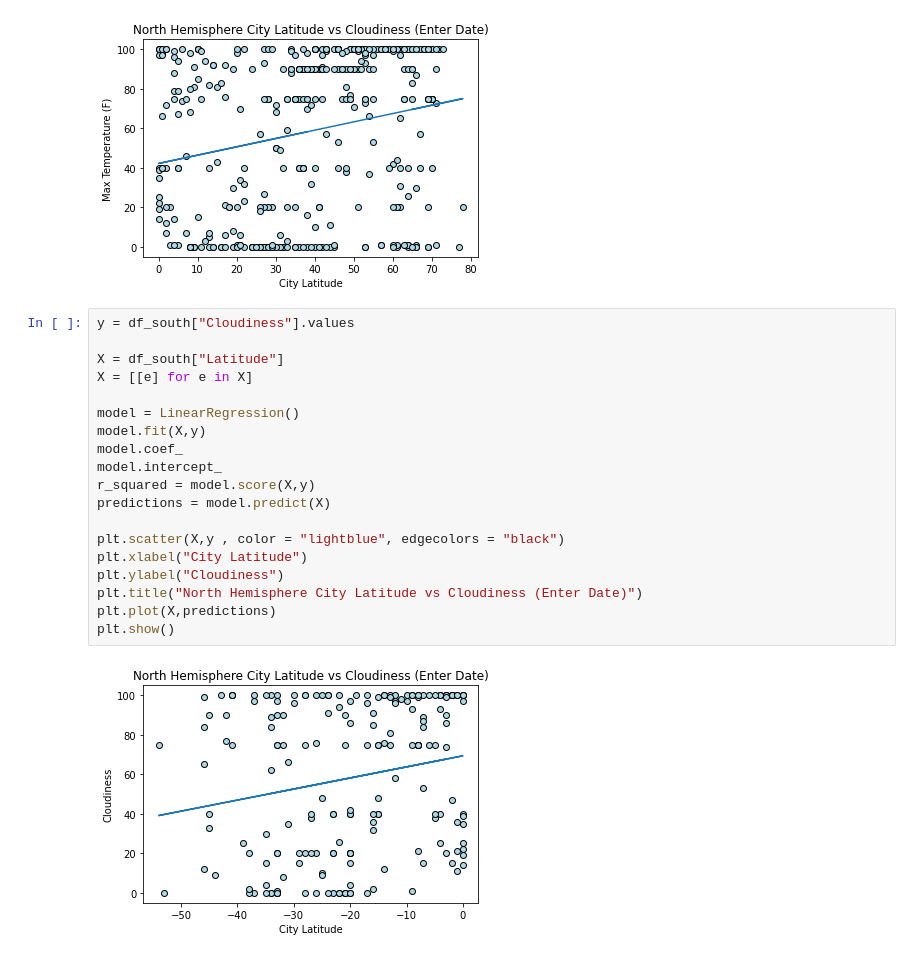
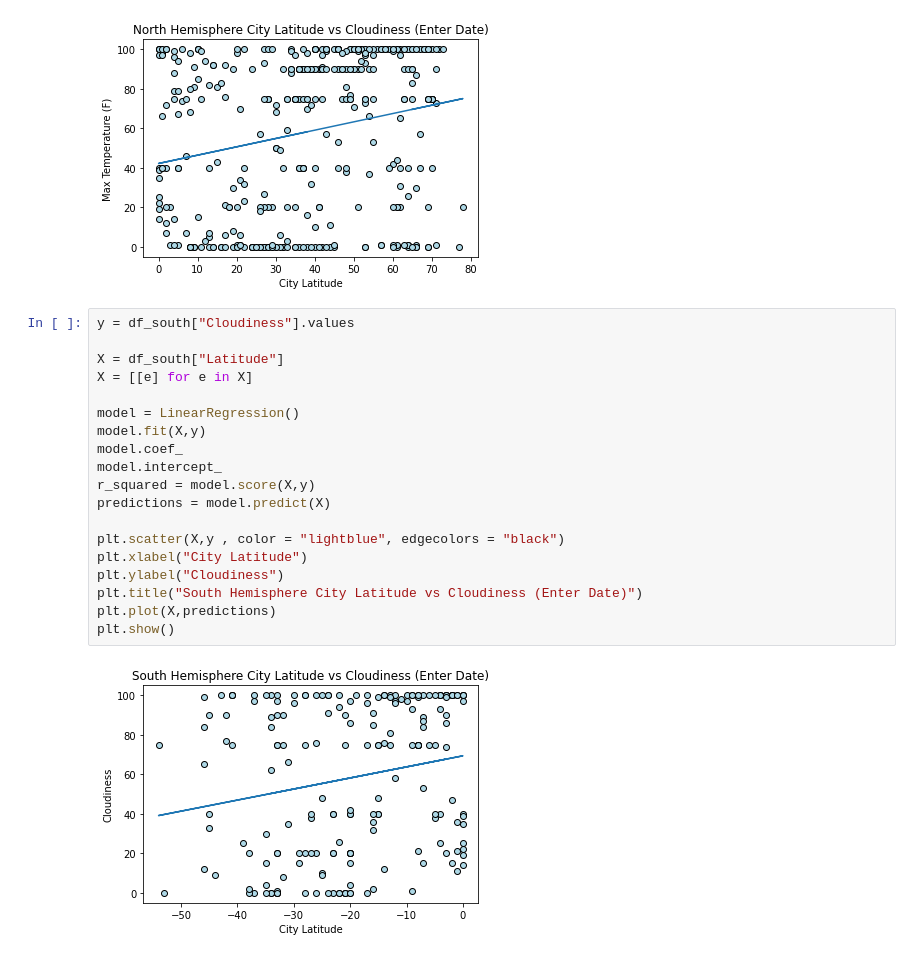
Before and after one commit to jgandre/python-api-challenge, a Jupyter notebook: WeatherPy/Untitled-Copy1.ipynb, the cells around one changed output. Saved outputs shown, nothing was run; the diff lists cells and outputs as text.

```diff
--- a/WeatherPy/Untitled-Copy1.ipynb
+++ b/WeatherPy/Untitled-Copy1.ipynb
@@ -516,24 +521,24 @@ plt.show()
 # %%
 y = df_south["Cloudiness"].values
 
 X = df_south["Latitude"]
 X = [[e] for e in X]
 
 model = LinearRegression()
 model.fit(X,y)
 model.coef_
 model.intercept_
 r_squared = model.score(X,y)
 predictions = model.predict(X)
 
 plt.scatter(X,y , color = "lightblue", edgecolors = "black")
 plt.xlabel("City Latitude")
 plt.ylabel("Cloudiness")
-plt.title("North Hemisphere City Latitude vs Cloudiness (Enter Date)")
+plt.title("South Hemisphere City Latitude vs Cloudiness (Enter Date)")
 plt.plot(X,predictions)
 plt.show()
 # %% [output]
-[figure, old version]
+[figure, new version]
 # %%
 y = df_north["Wind Speed"].values
 
```
Also changed, not shown: parts of 5 cells of this notebook, 5 other files.
